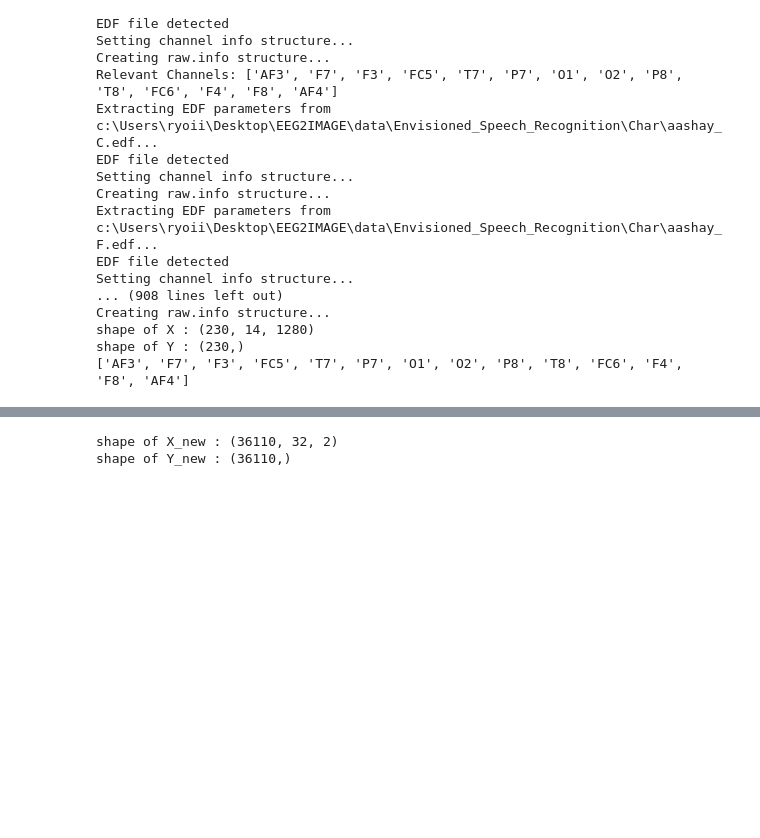
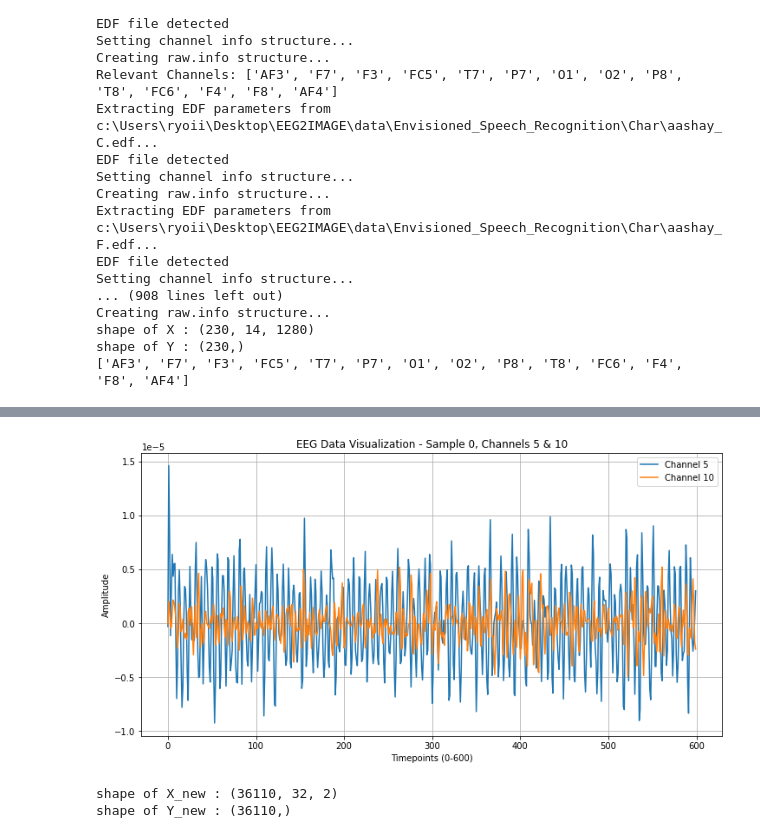
Before and after one commit to basic0908/EEG2IMAGE, a Jupyter notebook: Analysis/__alphabet_classification.ipynb, the cells around one changed output, grey strips where cells are left out. Drawn from its saved outputs; the diff is of its cells as text; code cells hidden in the pictures; blank space fills up the shorter version.

```diff
--- a/Analysis/__alphabet_classification.ipynb
+++ b/Analysis/__alphabet_classification.ipynb
@@ -61,3 +62,9 @@ plot_eeg_1280(X, lim=1280)
+# %%
+filtered_eeg_data_hp = remove_offset(X, sampling_rate=128)
+emotiv_filtered = apply_filter(filtered_eeg_data_hp, 4, 40, 128)
+plot_eeg_1280(emotiv_filtered, channels=(4, 9))
+# %% [output]
+[figure, added]
 # %%
 selected_channels = [4,9]
 dataset_type = 'alphabet'
```
Also changed, not shown: parts of 12 cells of this notebook, 11 other files.
